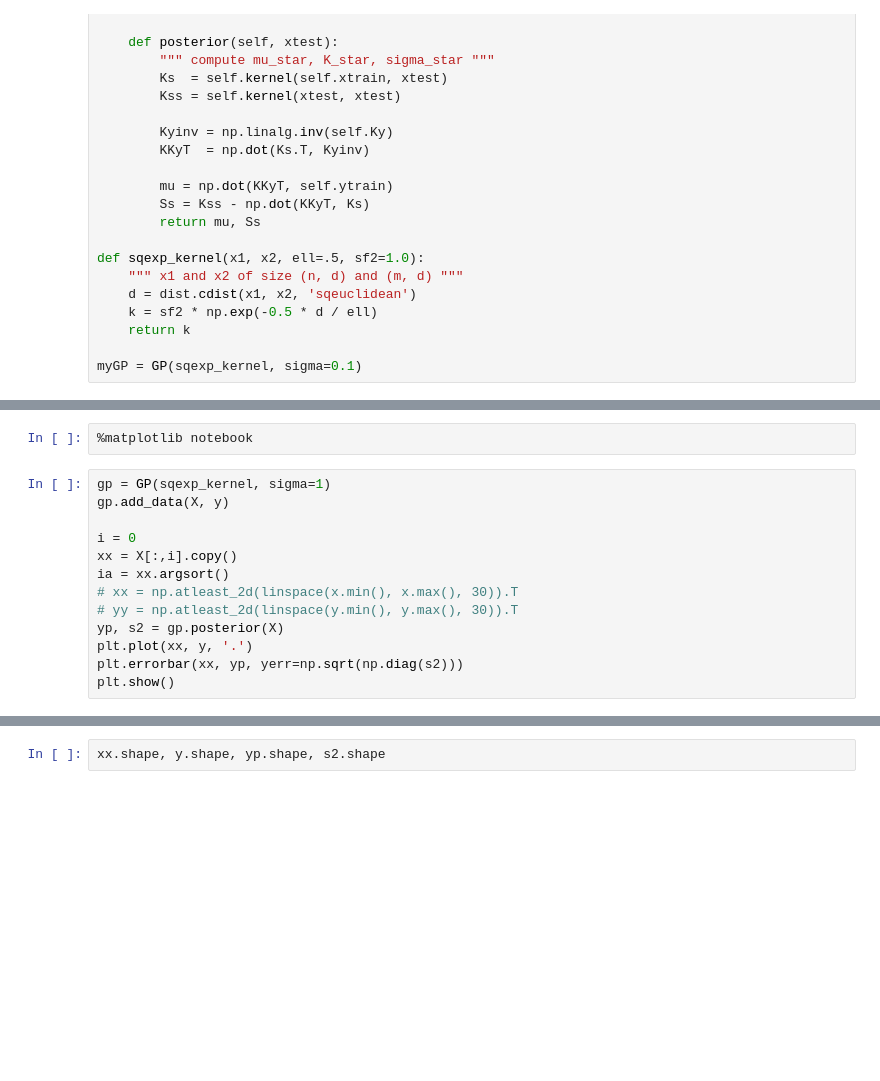
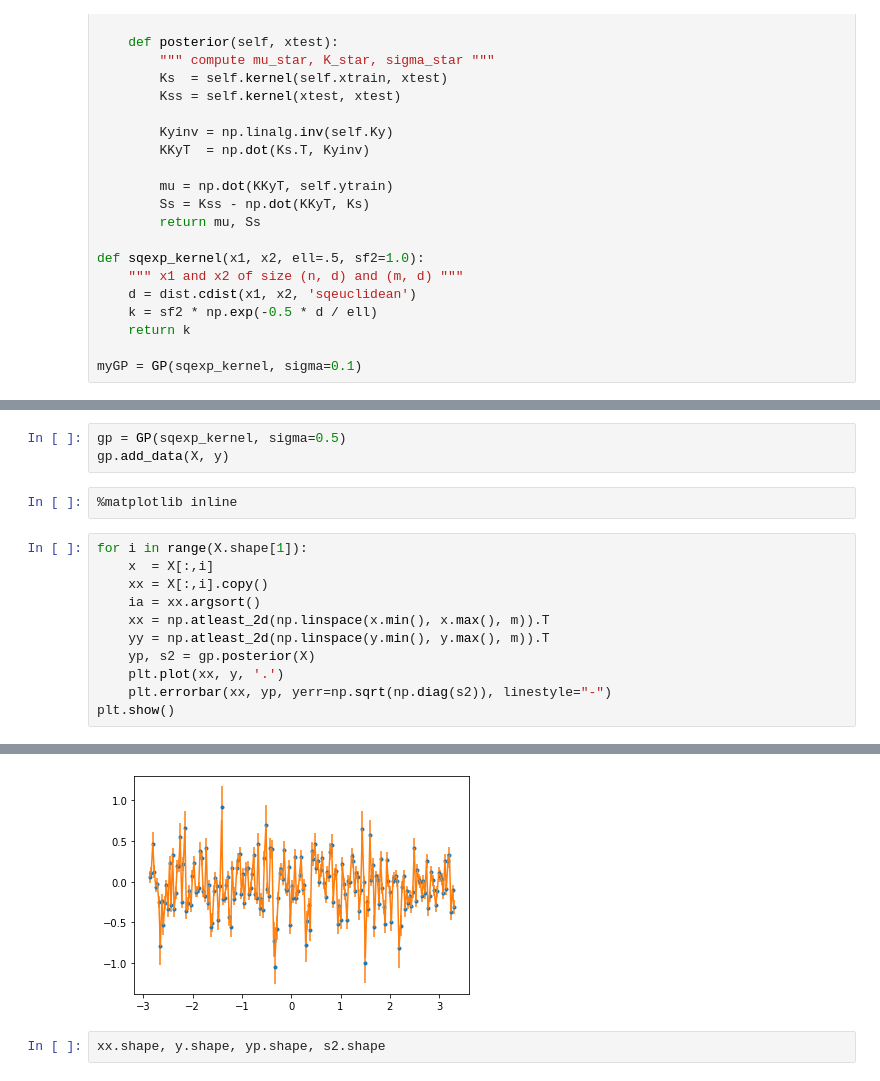
Before and after one commit to LecJackS/CPSC-540-Nando-de-Freitas, a Jupyter notebook: Hw3 - Bayesian optimization with Gaussian processes.ipynb, the cells around one changed output, grey strips where cells are left out. Drawn from its saved outputs; the diff is of its cells as text; blank space fills up the shorter version.

```diff
--- a/Hw3 - Bayesian optimization with Gaussian processes.ipynb
+++ b/Hw3 - Bayesian optimization with Gaussian processes.ipynb
@@ -52,16 +63,17 @@ X.shape, y.shape
+# %%
+gp = GP(sqexp_kernel, sigma=0.5)
+gp.add_data(X, y)
 # %%
-%matplotlib notebook
+%matplotlib inline
 # %%
-gp = GP(sqexp_kernel, sigma=1)
-gp.add_data(X, y)
-
-i = 0
-xx = X[:,i].copy()
-ia = xx.argsort()
-# xx = np.atleast_2d(linspace(x.min(), x.max(), 30)).T
-# yy = np.atleast_2d(linspace(y.min(), y.max(), 30)).T
-yp, s2 = gp.posterior(X)
-plt.plot(xx, y, '.')
-plt.errorbar(xx, yp, yerr=np.sqrt(np.diag(s2)))
+for i in range(X.shape[1]):
+    x  = X[:,i]
+    xx = X[:,i].copy()
+    ia = xx.argsort()
+    xx = np.atleast_2d(np.linspace(x.min(), x.max(), m)).T
+    yy = np.atleast_2d(np.linspace(y.min(), y.max(), m)).T
+    yp, s2 = gp.posterior(X)
+    plt.plot(xx, y, '.')
+    plt.errorbar(xx, yp, yerr=np.sqrt(np.diag(s2)), linestyle="-")
 plt.show()
 # %% [output]
@@ -70,3 +80,4 @@ plt.show()
+[figure, added]
 # %%
 xx.shape, y.shape, yp.shape, s2.shape
 # %% [output]
```
Also changed, not shown: parts of 4 cells of this notebook, 1 other file.
